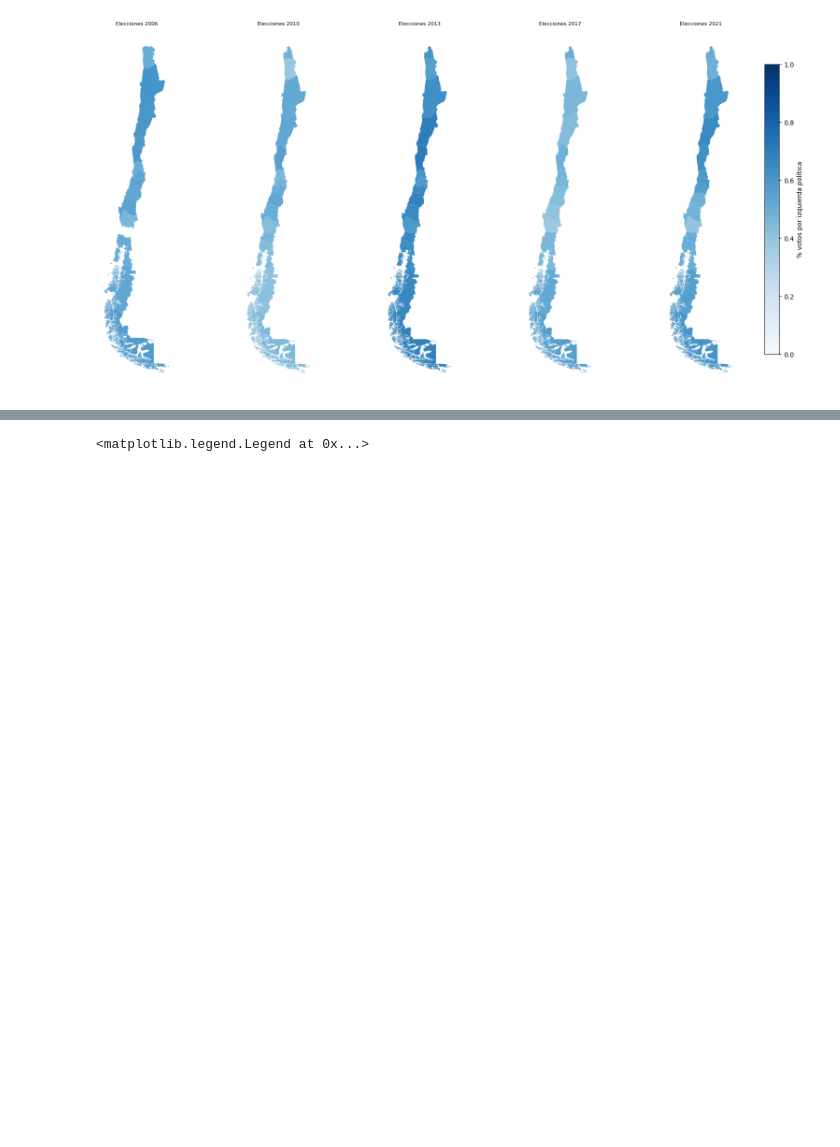
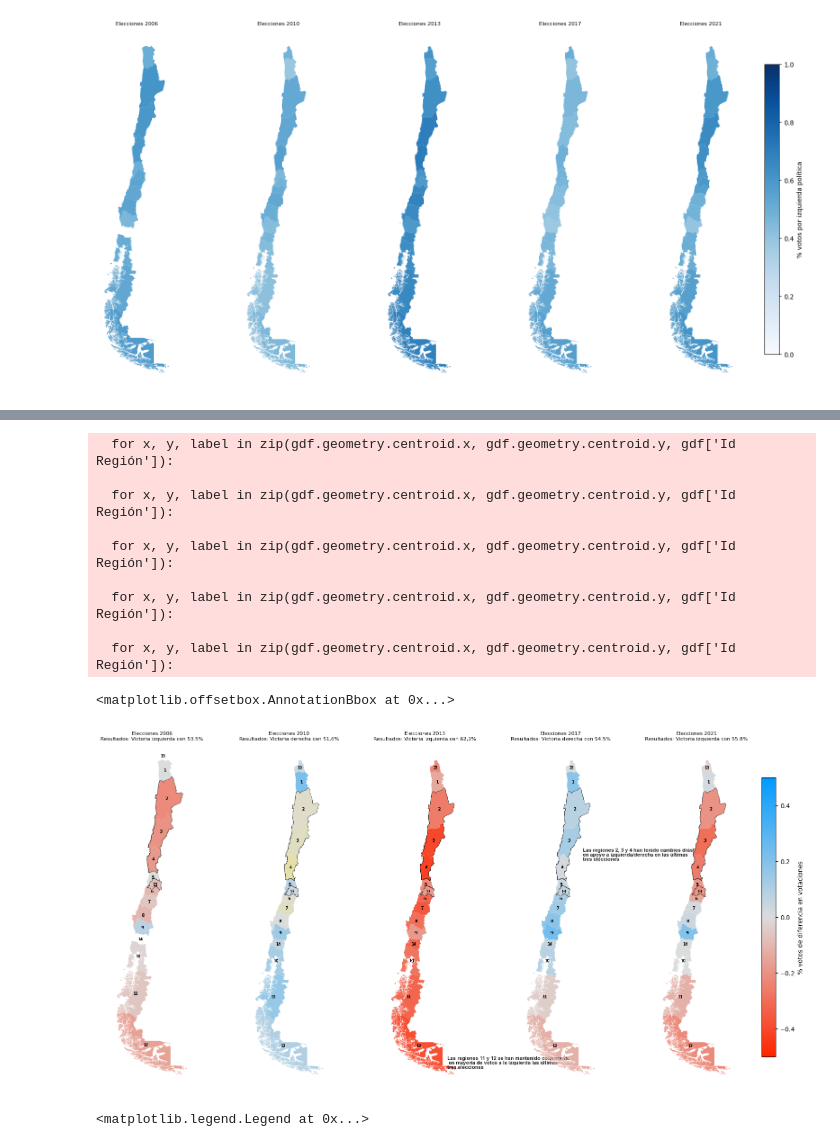
Before and after one commit to DiegoLeonG96/VisInfo_T4, a Jupyter notebook: Ideando_historia.ipynb, the cells around one changed output, grey strips where cells are left out. Saved outputs shown, nothing was run; the diff lists cells and outputs as text; code cells hidden in the pictures; blank space fills up the shorter version.

Commit message:
Agregado nuevo gráfico de comparación de % de diferencia de votos

```diff
--- a/Ideando_historia.ipynb
+++ b/Ideando_historia.ipynb
@@ -228,3 +249,73 @@ Text(0.5, 1.0, 'Elecciones 2021')
+# %%
+
+def set_border_on_regiones(df, regiones_list, color, ax, alpha=0.5, linewidth=1.5):
+    df_temp = df[df['Id Región'].isin(regiones_list)]
+    contorno = unary_union(df_temp.geometry)
+    contorno_gdf = gpd.GeoDataFrame(geometry=[contorno], crs=df_temp.crs)
+    ax = contorno_gdf.boundary.plot(ax=ax, color=color, alpha=alpha, linewidth=linewidth)
+    return ax
+# %%
+# TODO: Agregar las regiones que no existen en el 2006
+gdf = gpd.read_file("regiones/regiones.shp")
+gdf['Id Región'] = gdf["COD_REGI"].astype(int)
+
+gdf = gdf.merge(data_agg, on = 'Id Región')
+
+fig, ax = plt.subplots(1, 5, figsize=(20, 10))
+for (idx, temp_iter) in enumerate(gdf.groupby(["Año de Elección"])):
+    temp_df = temp_iter[1]
+    anio = temp_iter[0][0]
+    temp_df['% diferencia'] = temp_df['% derecha'] - temp_df['% izquierda']
+    # temp_df['% diferencia'] = temp_df['% izquierda'] - temp_df['% derecha']
+    cmap = gradient_iz_der
+    if idx == 1:
+        cmap = gradient_cen_der
+        # agregar nuevo registro
+        # temp_df.concat({'Año de Elección': 2006, 'Id Región': 15, 'Región': 'Arica y Parinacota'})
+        # temp_df.append({'Año de Elección': 2006, 'Id Región': 14, 'Región': 'Los Ríos'})
+        # temp_df.loc[temp_df['Id Región'] == 15, '% diferencia'] = temp_df.loc[temp_df['Id Región'] == 1, '% diferencia'].values[0]
+        # temp_df.loc[temp_df['Id Región'] == 14, '% diferencia'] = temp_df.loc[temp_df['Id Región'] == 10, '% diferencia'].values[0]
+    temp_df.plot(column='% diferencia', ax=ax[idx], legend=False,
+                    legend_kwds={'label': "% diferencia",
+                                'orientation': "horizontal"},
+                    cmap=cmap, vmin=-0.5, vmax=0.5)
+
+    # set Id Región en el centro de cada región
+    for x, y, label in zip(gdf.geometry.centroid.x, gdf.geometry.centroid.y, gdf['Id Región']):
+        ax[idx].text(x, y, label, fontsize=6, ha='center', va='center')
+    ax[idx].set_axis_off() #ocultar ejes originales
+    set_border_on_regiones(gdf, [13], 'black', alpha=0.8, linewidth=0.5, ax=ax[idx])
+    set_border_on_regiones(gdf, [2, 3, 4], 'black', alpha=0.8, linewidth=0.5, ax=ax[idx])
+    # set_border_on_regiones(gdf, [11, 12], 'black', alpha=0.8, linewidth=0.5, ax=ax[idx])
+# Agregar el colorbar de forma manual
+sm = plt.cm.ScalarMappable(cmap=cmap, norm=plt.Normalize(vmin=-0.5, vmax=0.5))
+sm.set_array([])  # Esto es para evitar un warning
+cbar = fig.colorbar(sm, ax=ax, orientation='vertical', fraction=0.02, pad=0.04)
+cbar.set_label('% votos de diferencia en votaciones')  # Etiqueta para el colorbar
+
+ax[0].set_title("Elecciones 2006\nResultados: Victoria izquierda con 53.5%", fontsize = 8)
+ax[1].set_title("Elecciones 2010\nResultados: Victoria derecha con 51,6%", fontsize = 8)
+ax[2].set_title("Elecciones 2013\nResultados: Victoria izquierda con 62,1%", fontsize = 8)
+ax[3].set_title("Elecciones 2017\nResultados: Victoria derecha con 54.5%", fontsize = 8)
+ax[4].set_title("Elecciones 2021\nResultados: Victoria izquierda con 55.8%", fontsize = 8)
+
+text = "<name:Arial, size:8, color:#231f20, weight:bold>Las regiones 11 y 12 se han mantenido consistentes\n en mayoría de votos a la izquierda las últimas\ntres elecciones</>"
+flexitext(0.8, 0.1, text, va="top", ax=ax[2], ha='left', ma='left')
+
+text = "<name:Arial, size:8, color:#231f20, weight:bold>Las regiones 2, 3 y 4 han tenido cambios drásticos\nen apoyo a izquierda/derecha en las últimas\ntres elecciones</>"
+flexitext(0.8, 0.7, text, va="top", ax=ax[3], ha='left', ma='left')
+# %% [output]
+  for x, y, label in zip(gdf.geometry.centroid.x, gdf.geometry.centroid.y, gdf['Id Región']):
+
+  for x, y, label in zip(gdf.geometry.centroid.x, gdf.geometry.centroid.y, gdf['Id Región']):
+
+  for x, y, label in zip(gdf.geometry.centroid.x, gdf.geometry.centroid.y, gdf['Id Región']):
+
+  for x, y, label in zip(gdf.geometry.centroid.x, gdf.geometry.centroid.y, gdf['Id Región']):
+
+  for x, y, label in zip(gdf.geometry.centroid.x, gdf.geometry.centroid.y, gdf['Id Región']):
+<matplotlib.offsetbox.AnnotationBbox at 0x...>
+[figure, added]
 # %%
 fig, ax = plt.subplots(1, 1, figsize = (6, 5))
 flag_regiones = True
```
Also changed, not shown: parts of 3 cells of this notebook, 2 other files.
